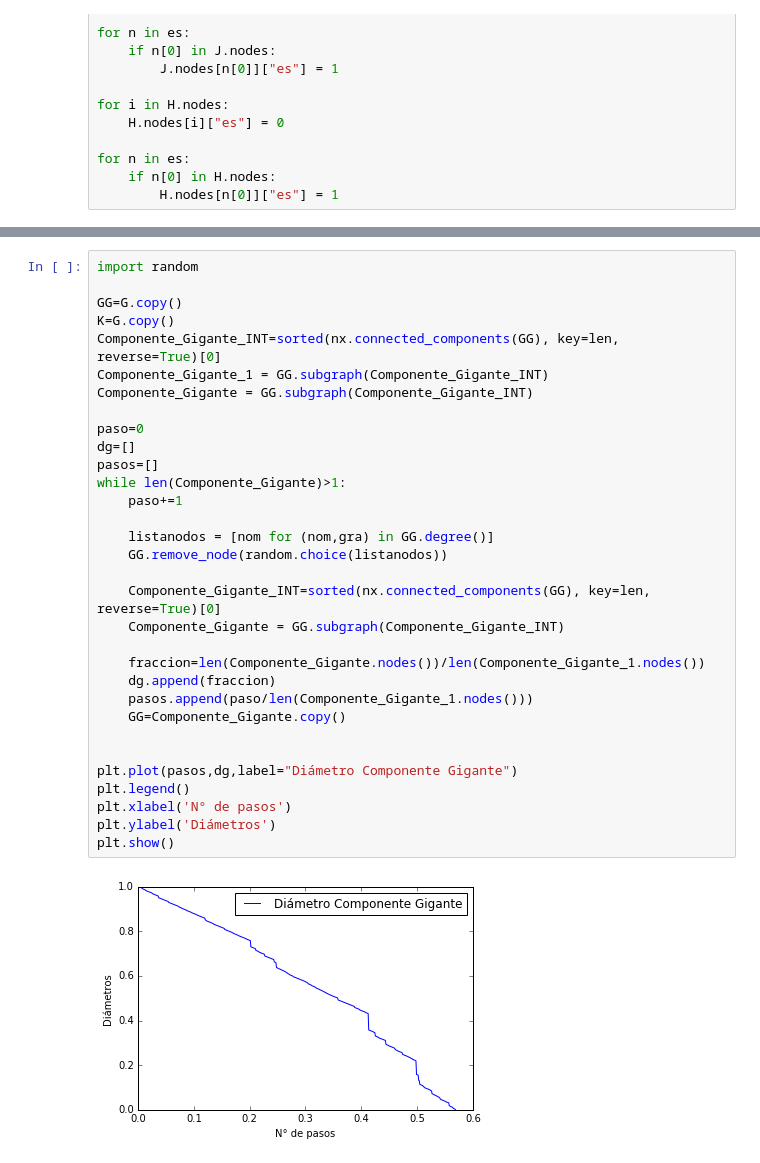
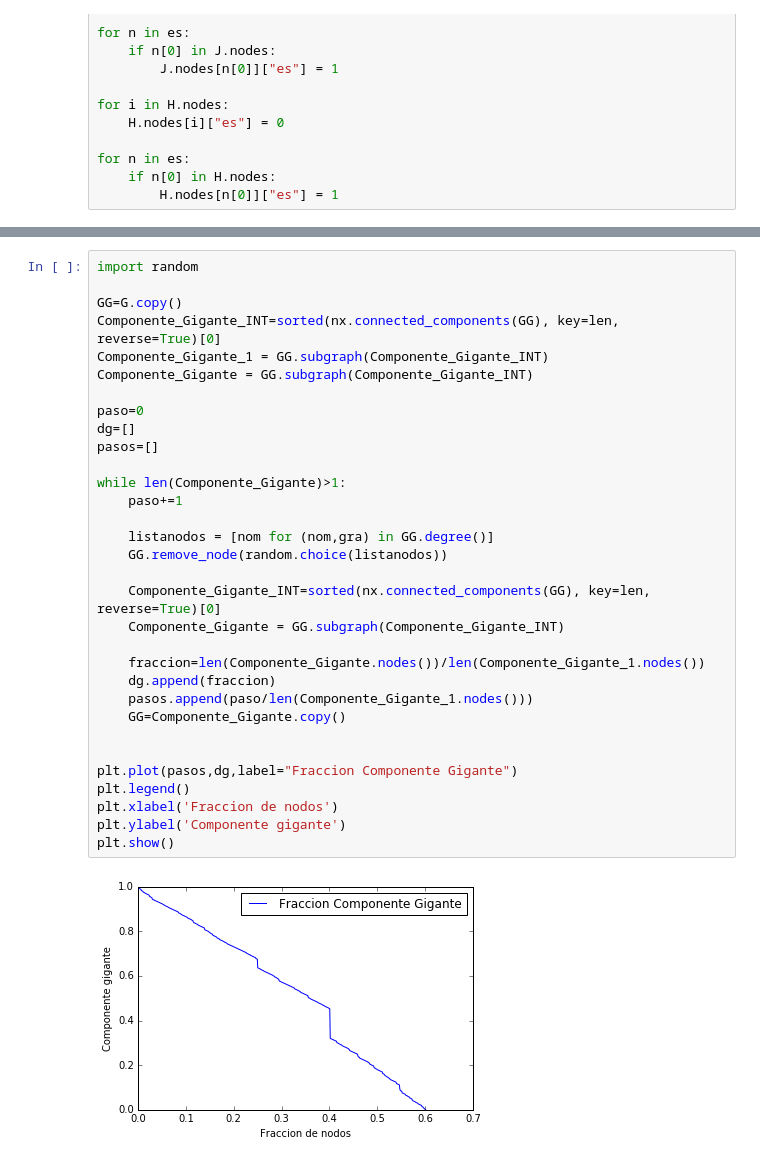
Before and after one commit to fedesevle/Redes_FLEM, a Jupyter notebook: TP2/TP_2.ipynb, the cells around one changed output, grey strips where cells are left out. Cells and saved outputs as stored; diff of their text form.

```diff
--- a/TP2/TP_2.ipynb
+++ b/TP2/TP_2.ipynb
@@ -266,34 +263,34 @@ plt.show()
 # %%
 import random
 
 GG=G.copy()
-K=G.copy()
 Componente_Gigante_INT=sorted(nx.connected_components(GG), key=len, reverse=True)[0]
 Componente_Gigante_1 = GG.subgraph(Componente_Gigante_INT)
 Componente_Gigante = GG.subgraph(Componente_Gigante_INT)
 
 paso=0
 dg=[]
 pasos=[]
+
 while len(Componente_Gigante)>1:
     paso+=1
 
     listanodos = [nom for (nom,gra) in GG.degree()]
     GG.remove_node(random.choice(listanodos))
 
     Componente_Gigante_INT=sorted(nx.connected_components(GG), key=len, reverse=True)[0]
     Componente_Gigante = GG.subgraph(Componente_Gigante_INT)
 
     fraccion=len(Componente_Gigante.nodes())/len(Componente_Gigante_1.nodes())
     dg.append(fraccion)
     pasos.append(paso/len(Componente_Gigante_1.nodes()))
     GG=Componente_Gigante.copy()
 
 
-plt.plot(pasos,dg,label="Diámetro Componente Gigante")
+plt.plot(pasos,dg,label="Fraccion Componente Gigante")
 plt.legend()
-plt.xlabel('N° de pasos')
-plt.ylabel('Diámetros')
+plt.xlabel('Fraccion de nodos')
+plt.ylabel('Componente gigante')
 plt.show()
 # %% [output]
-[figure, old version]
+[figure, new version]
```
Also changed, not shown: parts of 8 cells of this notebook.
